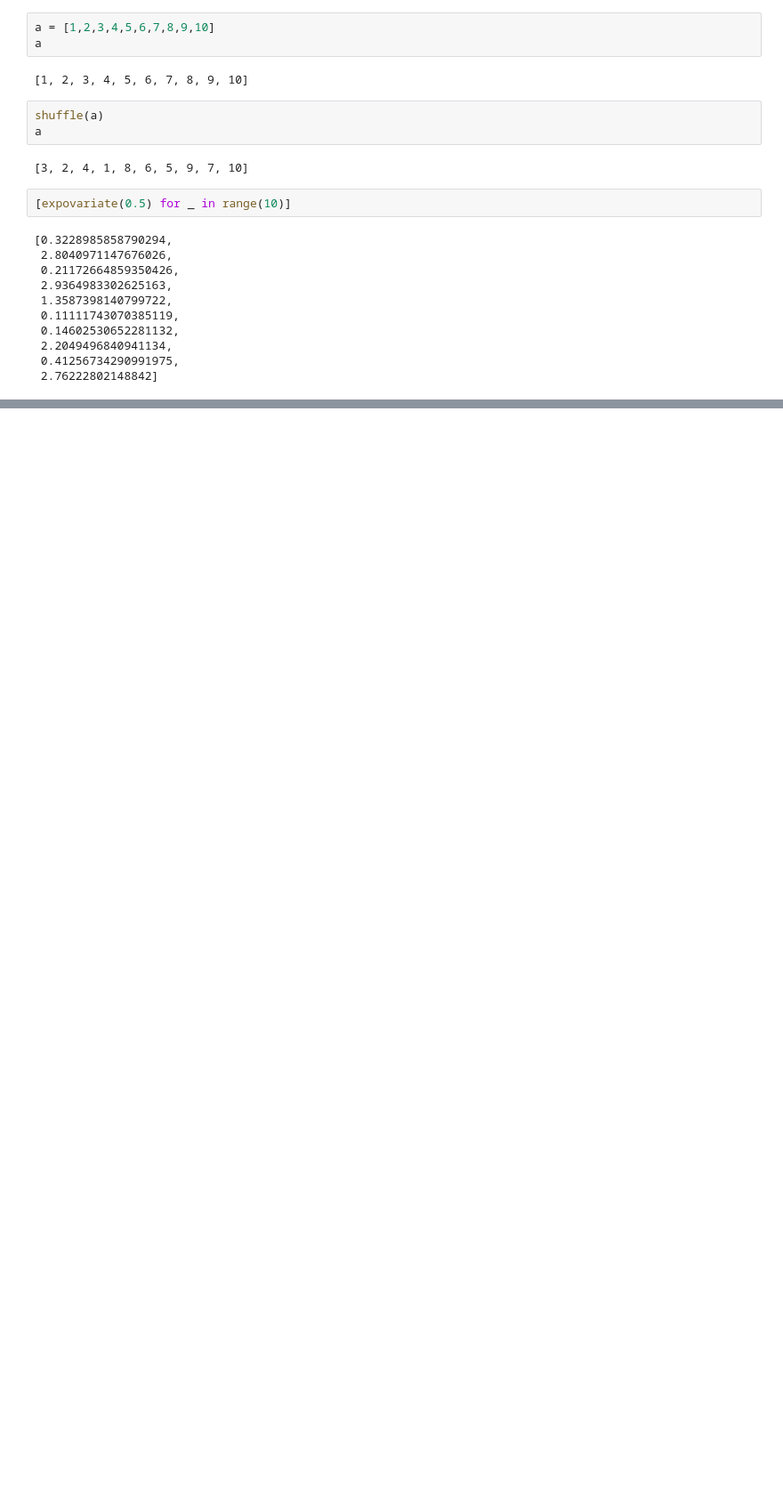
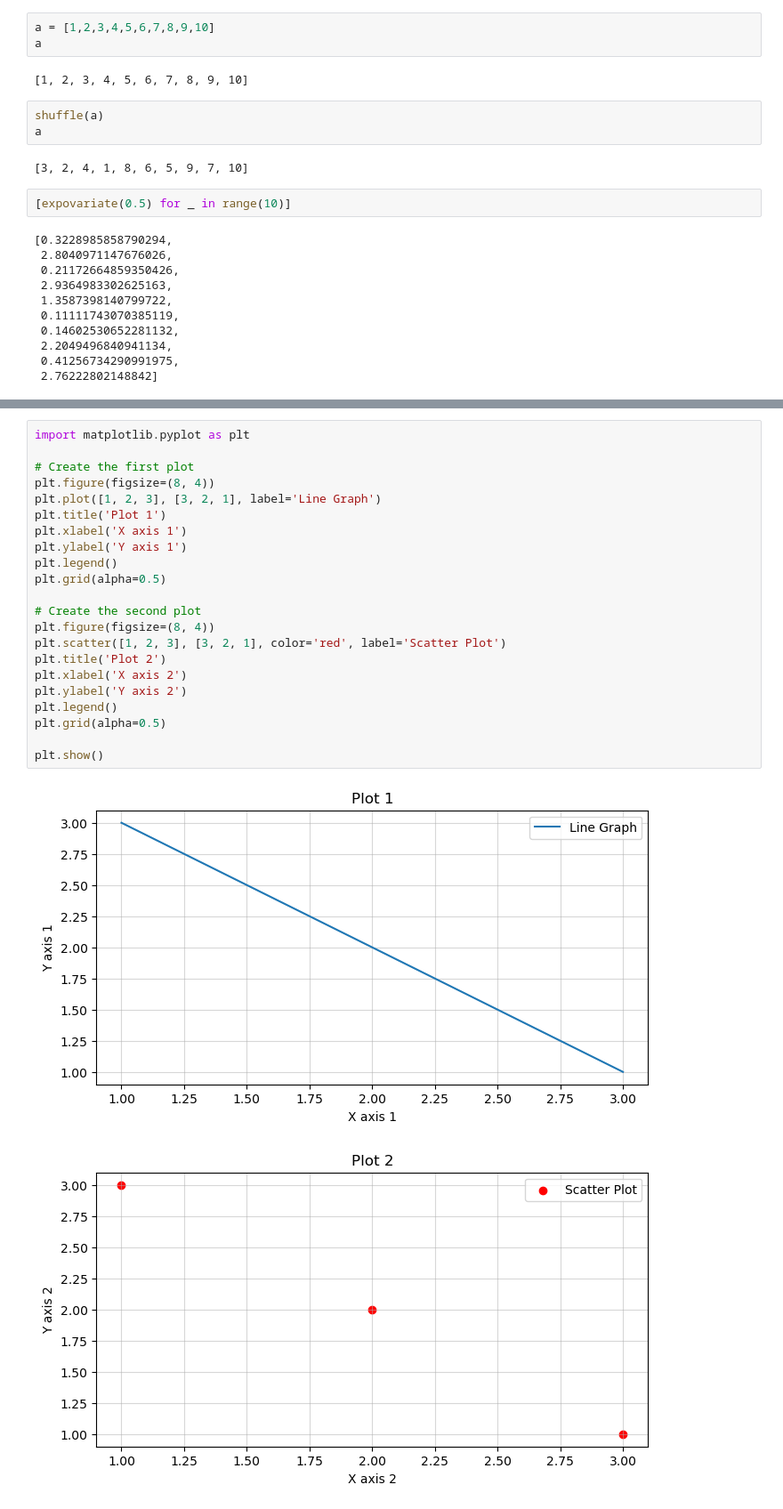
Before and after one commit to jata4321/multipage_exercises, a Jupyter notebook: Streamlit_Sqlite3_code_sandbox_file.ipynb, the cells around one changed output, grey strips where cells are left out. Shown at 89% size. Cells and saved outputs as stored; diff of their text form; blank space fills up the shorter version.

```diff
--- a/Streamlit_Sqlite3_code_sandbox_file.ipynb
+++ b/Streamlit_Sqlite3_code_sandbox_file.ipynb
@@ -90,0 +292,25 @@ a
+# %%
+import matplotlib.pyplot as plt
+
+# Create the first plot
+plt.figure(figsize=(8, 4))
+plt.plot([1, 2, 3], [3, 2, 1], label='Line Graph')
+plt.title('Plot 1')
+plt.xlabel('X axis 1')
+plt.ylabel('Y axis 1')
+plt.legend()
+plt.grid(alpha=0.5)
+
+# Create the second plot
+plt.figure(figsize=(8, 4))
+plt.scatter([1, 2, 3], [3, 2, 1], color='red', label='Scatter Plot')
+plt.title('Plot 2')
+plt.xlabel('X axis 2')
+plt.ylabel('Y axis 2')
+plt.legend()
+plt.grid(alpha=0.5)
+
+plt.show()
+# %% [output]
+[figure, added]
+[figure, added]
```
Also changed, not shown: parts of 26 cells of this notebook, 2 other files.
